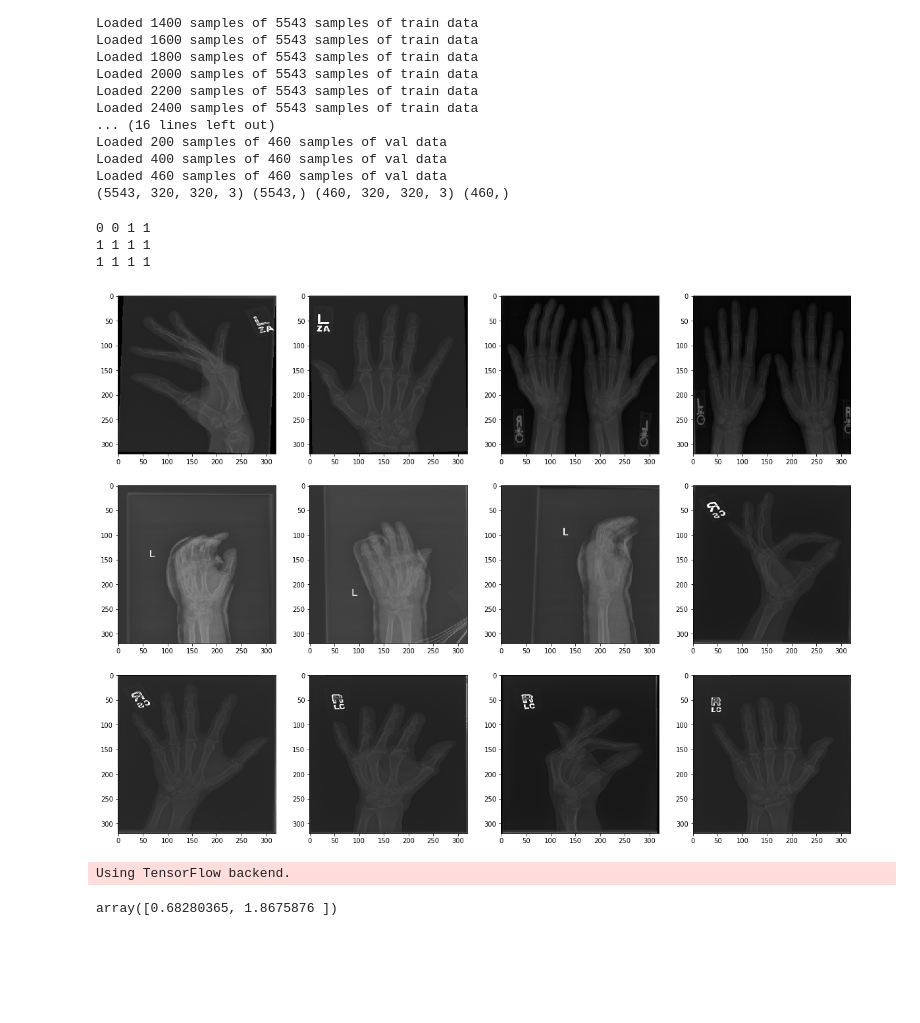
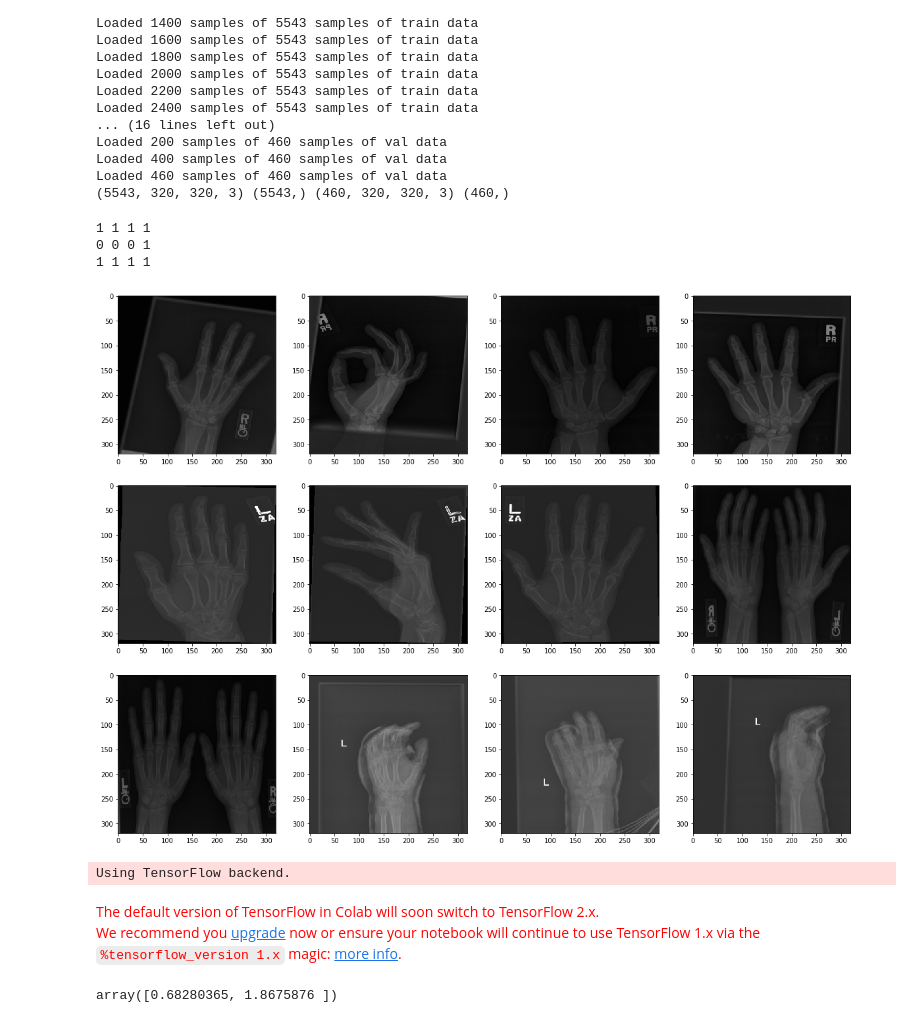
Before and after one commit to vladyorsh/bak, a Jupyter notebook: ra2.ipynb, the cells around one changed output. Saved outputs shown, nothing was run; the diff lists cells and outputs as text; code cells hidden in the pictures; blank space fills up the shorter version.

```diff
--- a/ra2.ipynb
+++ b/ra2.ipynb
@@ -366,23 +12,0 @@ print([len(array) for key, array in val_label_paths.items()])
-# %%
-#Get labels for studies
-
-def extract_labels(paths):
-  return list(map(parse_label, paths))
-
-def extract_descs(paths):
-  return list(map(parse_study_desc, paths))
-
-def get_labels_dict(path_dict):
-  labels_dict = dict()
-  for study_type in study_types:
-    labels_dict[study_type] = dict()
-
-  for study_type, paths in path_dict.items():
-    labels_dict[study_type] = dict(list(zip(extract_descs(paths), extract_labels(paths))))
-  return labels_dict
-
-train_labels = get_labels_dict(train_label_paths)
-val_labels = get_labels_dict(val_label_paths)
-
-print([len(array) for key, array in train_labels.items()])
-print([len(array) for key, array in val_labels.items()])
@@ -559,25 +83,27 @@ Loaded 400 samples of 460 samples of val data
 Loaded 460 samples of 460 samples of val data
 (5543, 320, 320, 3) (5543,) (460, 320, 320, 3) (460,)
 # %%
-shift = 1525
+import matplotlib.pyplot as plt
+
+shift = 1520
 n_cols, n_rows = 4, 3
 
 fig, ax = plt.subplots(figsize=(5 * n_cols, 5 * n_rows), ncols=n_cols, nrows=n_rows)
 
 for i in range(n_rows):
   s = ''
   for k in range(n_cols):
 
     ax[i, k].imshow(hand_train[shift + i * n_cols + k].astype(np.uint8))
     s += str(hand_train_labels[shift + i * n_cols + k]) + ' '
   print(s)
 
 plt.show()
 # %% [output]
-0 0 1 1
 1 1 1 1
+0 0 0 1
 1 1 1 1
-[figure, old version]
+[figure, new version]
 # %%
 #Define functions for standardization
 
@@ -628,7 +154,7 @@ def standardize(data, batch_size=64): #Batch-processing version
 #print(hand_t_std.shape(), hand_v_std.shape())
 # %%
 #Model definition
-
+import keras
 from keras.applications.densenet import DenseNet121
 from keras.layers import Dense
 from keras.models import Model
@@ -640,6 +166,11 @@ def get_compiled_model_instance(lr=0.001, beta1=0.9, beta2=0.999, label_smoothin
   def loss(y_true, y_pred): #Wrapping a tf loss to the keras interface with only 2 args
     return binary_crossentropy(y_true, y_pred, label_smoothing=label_smoothing)
 
+  def get_lr_metric(optimizer): #Custom metric to monitor learning rate
+    def lr(y_true, y_pred):
+        return optimizer.lr
+    return lr
+
   base_model = DenseNet121(include_top=False, weights='imagenet', input_shape=None, pooling='avg')
 
   x = base_model.output
@@ -647,15 +178,18 @@ def get_compiled_model_instance(lr=0.001, beta1=0.9, beta2=0.999, label_smoothin
 
   optimizer = adam(lr=lr, beta_1=beta1, beta_2=beta2)
 
+  lr_metric = get_lr_metric(optimizer)
 
   model = Model(inputs=base_model.input, outputs=predictions)
-  model.compile(loss=loss, optimizer=optimizer, metrics=['accuracy'])
+  model.compile(loss=loss, optimizer=optimizer, metrics=['accuracy', lr_metric])
 
   return model
 
 #get_compiled_model_instance()
 # %% [output]
 Using TensorFlow backend.
+The default version of TensorFlow in Colab will soon switch to TensorFlow 2.x.
+We recommend you upgrade now or ensure your notebook will continue to use TensorFlow 1.x via the %tensorflow_version 1.x magic: more info.
 # %%
 #Data generators
 
```
Also changed, not shown: parts of 38 cells of this notebook.
